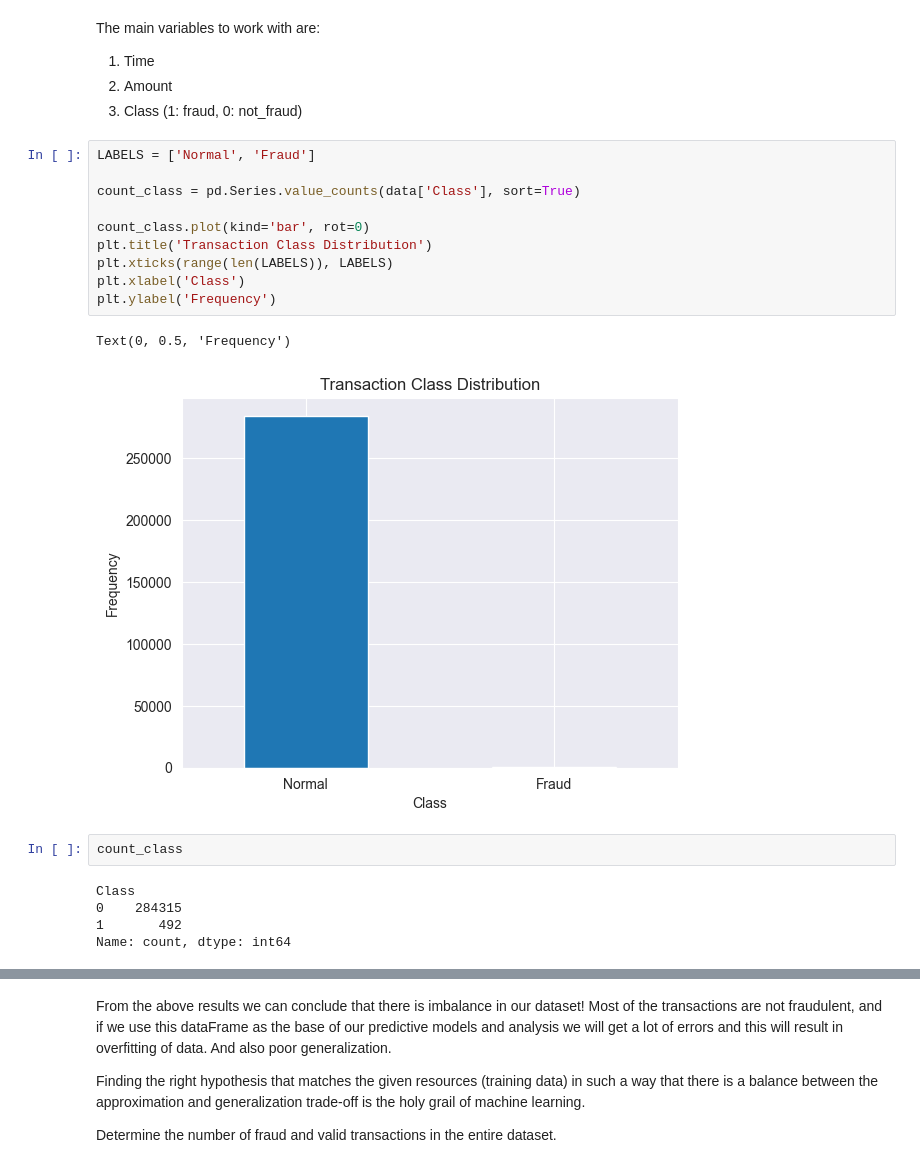
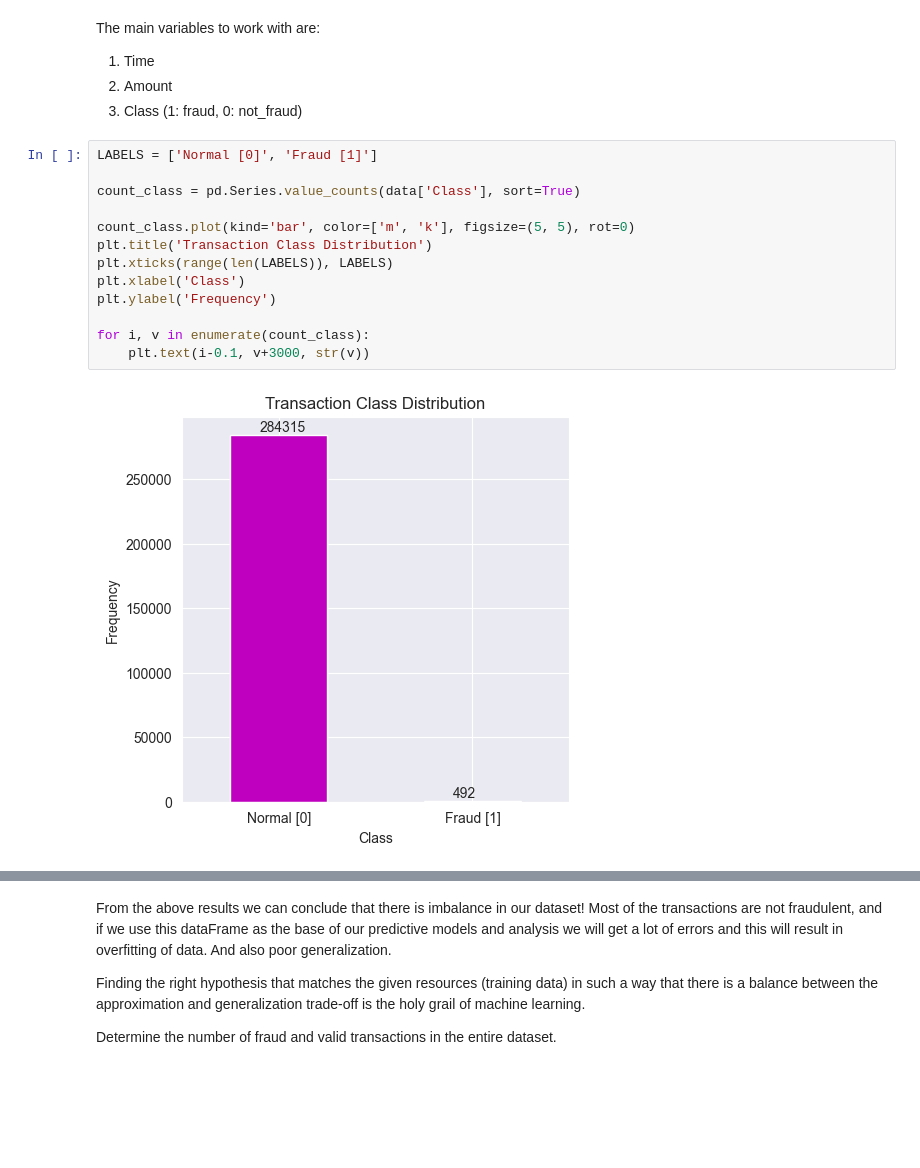
Before and after one commit to MamvotaTake/Credit-card-, a Jupyter notebook: Credit Card Fraud.ipynb, the cells around one changed output, grey strips where cells are left out. Saved outputs shown, nothing was run; the diff lists cells and outputs as text; blank space fills up the shorter version.

```diff
--- a/Credit Card Fraud.ipynb
+++ b/Credit Card Fraud.ipynb
@@ -129,22 +129,17 @@ The main variables to work with are:
 2. Amount
 3. Class (1: fraud, 0: not_fraud)
 # %%
-LABELS = ['Normal', 'Fraud']
+LABELS = ['Normal [0]', 'Fraud [1]']
 
 count_class = pd.Series.value_counts(data['Class'], sort=True)
 
-count_class.plot(kind='bar', rot=0)
+count_class.plot(kind='bar', color=['m', 'k'], figsize=(5, 5), rot=0)
 plt.title('Transaction Class Distribution')
 plt.xticks(range(len(LABELS)), LABELS)
 plt.xlabel('Class')
 plt.ylabel('Frequency')
+
+for i, v in enumerate(count_class):
+    plt.text(i-0.1, v+3000, str(v))
 # %% [output]
-Text(0, 0.5, 'Frequency')
-[figure, old version]
+[figure, new version]
-# %%
-count_class
-# %% [output]
-Class
-0    284315
-1       492
-Name: count, dtype: int64
```
Also changed, not shown: parts of 11 cells of this notebook.
